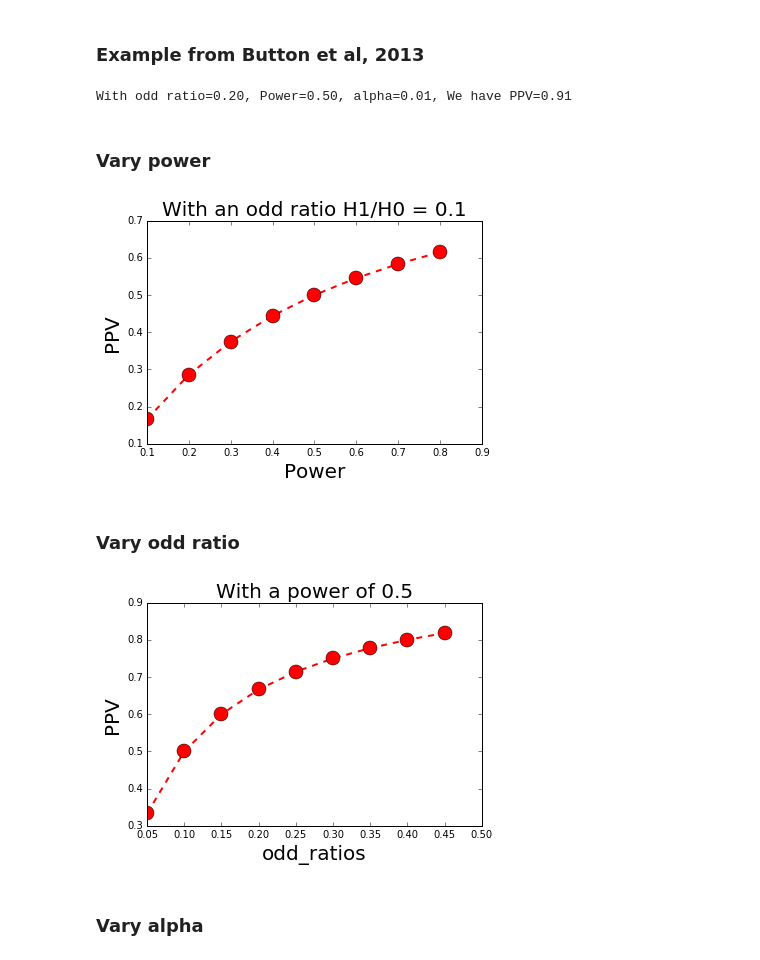
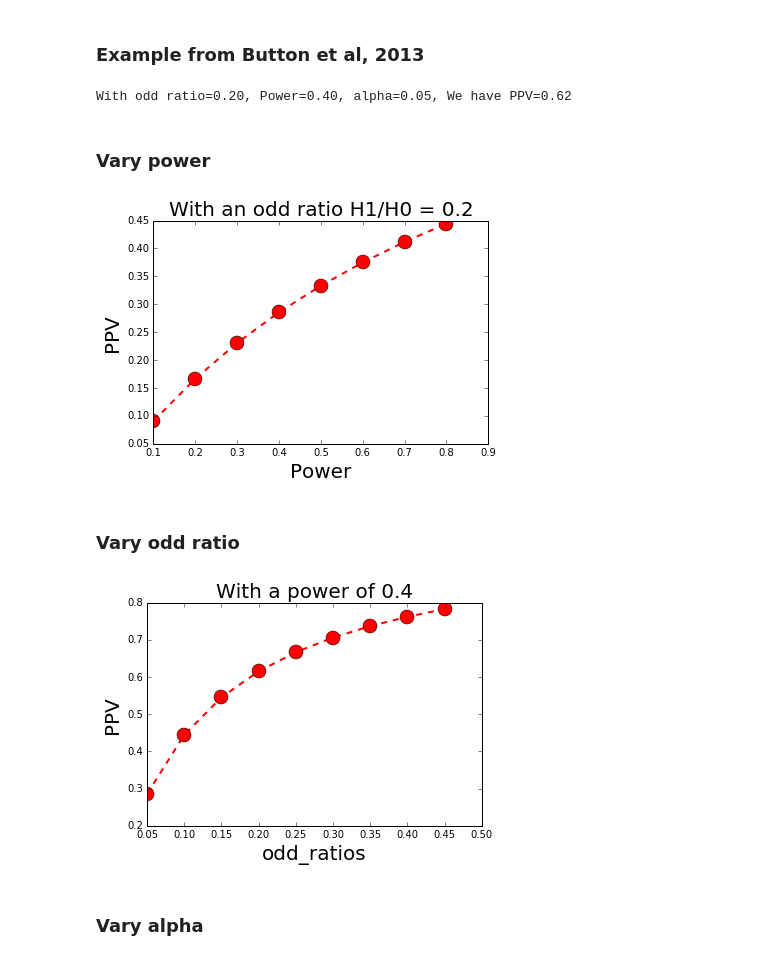
Before and after one commit to yukaizou2015/module-stats, a Jupyter notebook: notebooks/Positive-Predictive-Value.ipynb, the cells around one changed output. Drawn from its saved outputs; the diff is of its cells as text; code cells hidden in the pictures.

```diff
--- a/notebooks/Positive-Predictive-Value.ipynb
+++ b/notebooks/Positive-Predictive-Value.ipynb
@@ -222,35 +237,35 @@ def plot_ppv(xvalues, yvalues, xlabel, ylabel, title):
 # %%
 # example from Button et al: P1 = 1/5, P0 = 4/5. R = 1/4
 R = 1./5.
-Pw = .5
-alph = .01
+Pw = .4
+alph = .05
 ppv = PPV_OR(R, Pw, alph)
 # %% [output]
-With odd ratio=0.20, Power=0.50, alpha=0.01, We have PPV=0.91
+With odd ratio=0.20, Power=0.40, alpha=0.05, We have PPV=0.62
 # %% [markdown]
 ### Vary power
 # %%
 #-----------------------------------------------------------------
 # Vary power:
-R = .1
+R = .2
 Pw = np.arange(.1,.80001,.1)
-alph = .05
+alph = .20
 ppvs = [PPV_OR(R, pw, alph, verbose = False) for pw in Pw]
 xlabel = 'Power'
 ylabel = 'PPV'
 figure_title = 'With an odd ratio H1/H0 = {odd_ratio}'.format(odd_ratio=R)
 
 #-----------------------------------------------------------------
 # print
 plot_ppv(Pw, ppvs, xlabel, ylabel, figure_title);
 # %% [output]
-[figure, old version]
+[figure, new version]
 # %% [markdown]
 ### Vary odd ratio
 # %%
 #-----------------------------------------------------------------
 # Vary odd ratio:
-Pw = .5
+Pw = .4
 alph = .05
 odd_ratios = np.arange(.05,.5,.05)
 ppvs = [PPV_OR(R, Pw, alph, verbose = False) for R in odd_ratios]
@@ -262,7 +277,7 @@ figure_title = 'With a power of {power}'.format(power=Pw)
 # print
 plot_ppv(odd_ratios, ppvs, xlabel, ylabel, figure_title);
 # %% [output]
-[figure, old version]
+[figure, new version]
 # %% [markdown]
 ### Vary alpha
 # %%
```
Also changed, not shown: parts of 6 cells of this notebook.
